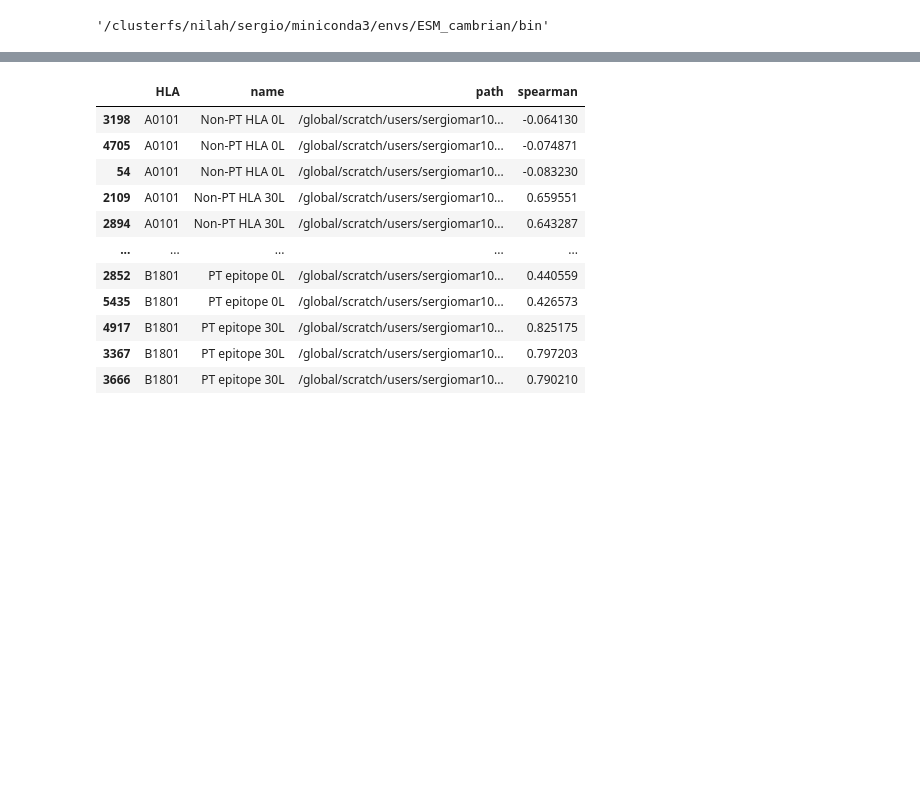
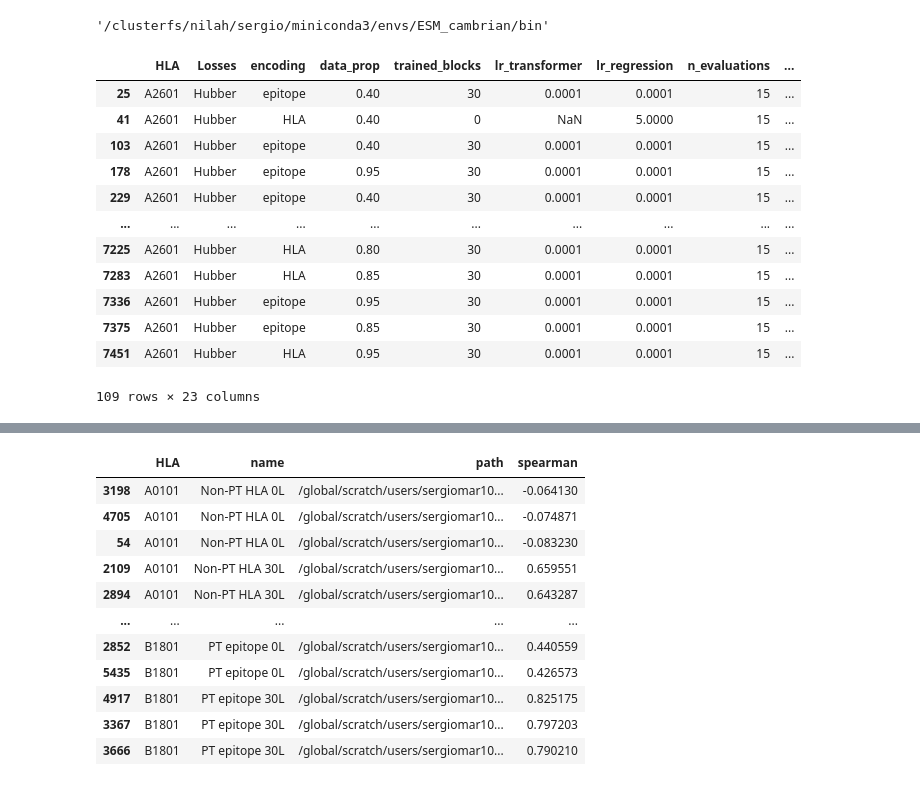
Before and after one commit to sermare/ESMCBA, a Jupyter notebook: jupyter_notebooks/binding_affinity/01_ESMCBA_models.ipynb, the cells around one changed output, grey strips where cells are left out. Drawn from its saved outputs; the diff is of its cells as text; code cells hidden in the pictures; blank space fills up the shorter version.

```diff
--- a/jupyter_notebooks/binding_affinity/01_ESMCBA_models.ipynb
+++ b/jupyter_notebooks/binding_affinity/01_ESMCBA_models.ipynb
@@ -17,0 +20,16 @@ evaluations_df['name'] = evaluations_df['PT'] + ' ' + evaluations_df['encoding']
+# %%
+evaluations_df[(evaluations_df['HLA'] == 'A2601')]
+# %% [output]
+|  | HLA | Losses | encoding | data_prop | trained_blocks | lr_transformer | lr_regression | n_evaluations | ... |
+| 25 | A2601 | Hubber | epitope | 0.40 | 30 | 0.0001 | 0.0001 | 15 | ... |
+| 41 | A2601 | Hubber | HLA | 0.40 | 0 | NaN | 5.0000 | 15 | ... |
+| 103 | A2601 | Hubber | epitope | 0.40 | 30 | 0.0001 | 0.0001 | 15 | ... |
+| 178 | A2601 | Hubber | epitope | 0.95 | 30 | 0.0001 | 0.0001 | 15 | ... |
+| 229 | A2601 | Hubber | epitope | 0.40 | 30 | 0.0001 | 0.0001 | 15 | ... |
+| ... | ... | ... | ... | ... | ... | ... | ... | ... | ... |
+| 7225 | A2601 | Hubber | HLA | 0.80 | 30 | 0.0001 | 0.0001 | 15 | ... |
+| 7283 | A2601 | Hubber | HLA | 0.85 | 30 | 0.0001 | 0.0001 | 15 | ... |
+| 7336 | A2601 | Hubber | epitope | 0.95 | 30 | 0.0001 | 0.0001 | 15 | ... |
+| 7375 | A2601 | Hubber | epitope | 0.85 | 30 | 0.0001 | 0.0001 | 15 | ... |
+| 7451 | A2601 | Hubber | HLA | 0.95 | 30 | 0.0001 | 0.0001 | 15 | ... |
+109 rows × 23 columns
```
Also changed, not shown: parts of 7 cells of this notebook, 1 other file.
